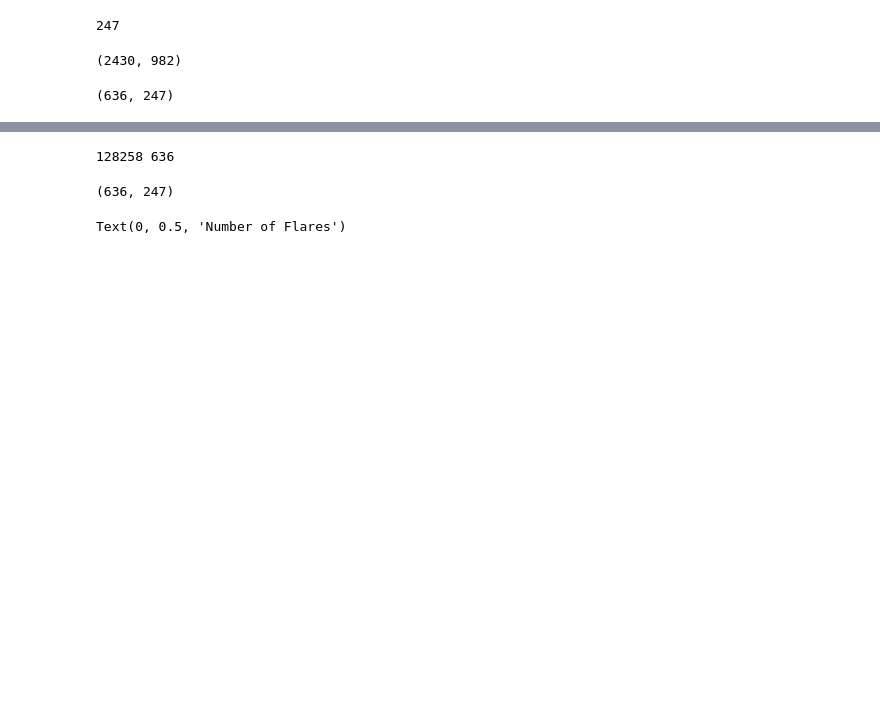
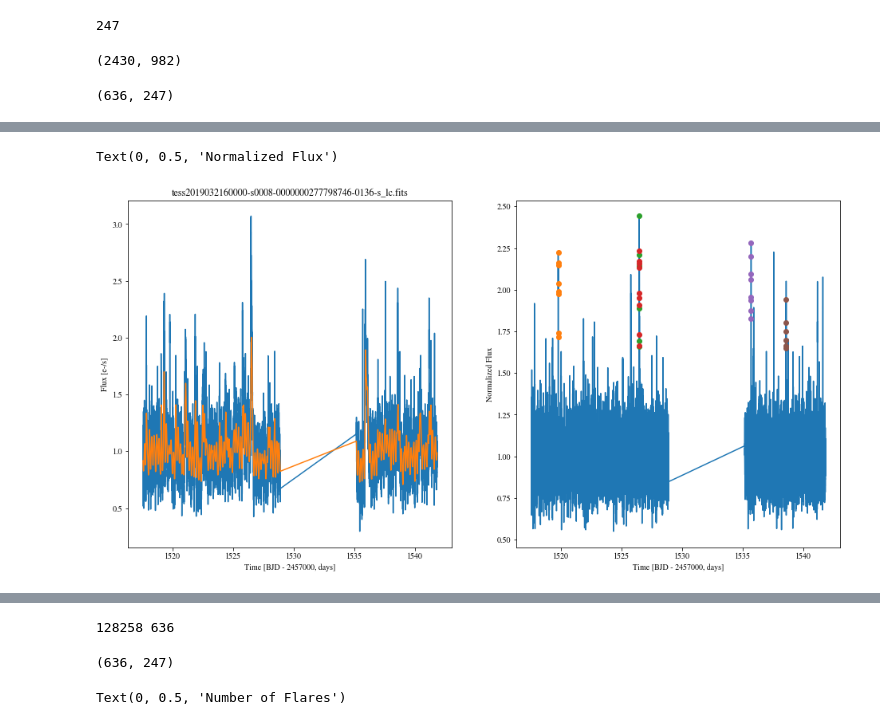
Before and after one commit to spencerw/tess_flare, a Jupyter notebook: handPickedSuper.ipynb, the cells around one changed output, grey strips where cells are left out. Cells and saved outputs as stored; diff of their text form; code cells hidden in the pictures; blank space fills up the shorter version.

```diff
--- a/handPickedSuper.ipynb
+++ b/handPickedSuper.ipynb
@@ -66,0 +68,57 @@ axes[1][1].set_ylim(1, 1e8)
+# %%
+# Show the biggest flare
+# Use index -2 because the biggest measured flare looks questionable
+eds = np.sort(df['ed'].values)
+biggest_ed = df[df['ed'] == eds[-2]]
+filename = biggest_ed['file'].values[0]
+# %%
+tstart = df[df['file'] == filename]['t0'].values
+tstop = df[df['file'] == filename]['t1'].values
+
+fig, axes = plt.subplots(figsize=(16,8), nrows=1, ncols=2)
+
+with fits.open(path+filename, mode='readonly') as hdulist:
+    tess_bjd = hdulist[1].data['TIME']
+    pdcsap_flux = hdulist[1].data['PDCSAP_FLUX']
+    pdcsap_flux_error = hdulist[1].data['PDCSAP_FLUX_ERR']
+    quality = hdulist[1].data['QUALITY']
+
+smo = np.loadtxt(path+filename+'.gp')
+ok_cut = (quality == 0) & (~np.isnan(tess_bjd)) & (~np.isnan(pdcsap_flux)) & (~np.isnan(pdcsap_flux_error))
+
+dt_limit = 12/24 # 12 hours
+trim = 4/24 # 4 hours
+istart, istop = id_segments(tess_bjd[ok_cut], dt_limit, dt_trim=trim)
+
+time_c = np.array([])
+flux_c = np.array([])
+error_c = np.array([])
+
+for seg_idx in range(len(istart)):
+    tess_bjd_seg = tess_bjd[ok_cut][istart[seg_idx]:istop[seg_idx]]
+    pdcsap_flux_seg = pdcsap_flux[ok_cut][istart[seg_idx]:istop[seg_idx]]
+    pdcsap_flux_error_seg = pdcsap_flux_error[ok_cut][istart[seg_idx]:istop[seg_idx]]
+
+    time_c = np.concatenate((time_c, tess_bjd_seg), axis=0)
+    flux_c = np.concatenate((flux_c, pdcsap_flux_seg), axis=0)
+    error_c = np.concatenate((error_c, pdcsap_flux_error_seg), axis=0)
+
+median = np.nanmedian(flux_c)
+
+axes[0].plot(time_c, flux_c/median)
+axes[0].plot(time_c, smo)
+axes[0].set_xlabel('Time [BJD - 2457000, days]')
+axes[0].set_ylabel('Flux [e-/s]')
+axes[0].set_title(filename)
+
+x = time_c
+y = flux_c/median - smo + 1
+axes[1].plot(x, y)
+for idx in range(len((tstart))):
+    indices = np.where((x >= tstart[idx]) & (x <= tstop[idx]))[0]
+    axes[1].plot(x[indices], y[indices], 'o')
+axes[1].set_xlabel('Time [BJD - 2457000, days]')
+axes[1].set_ylabel('Normalized Flux')
+# %% [output]
+Text(0, 0.5, 'Normalized Flux')
+[figure, added]
```
Also changed, not shown: parts of 13 cells of this notebook.
